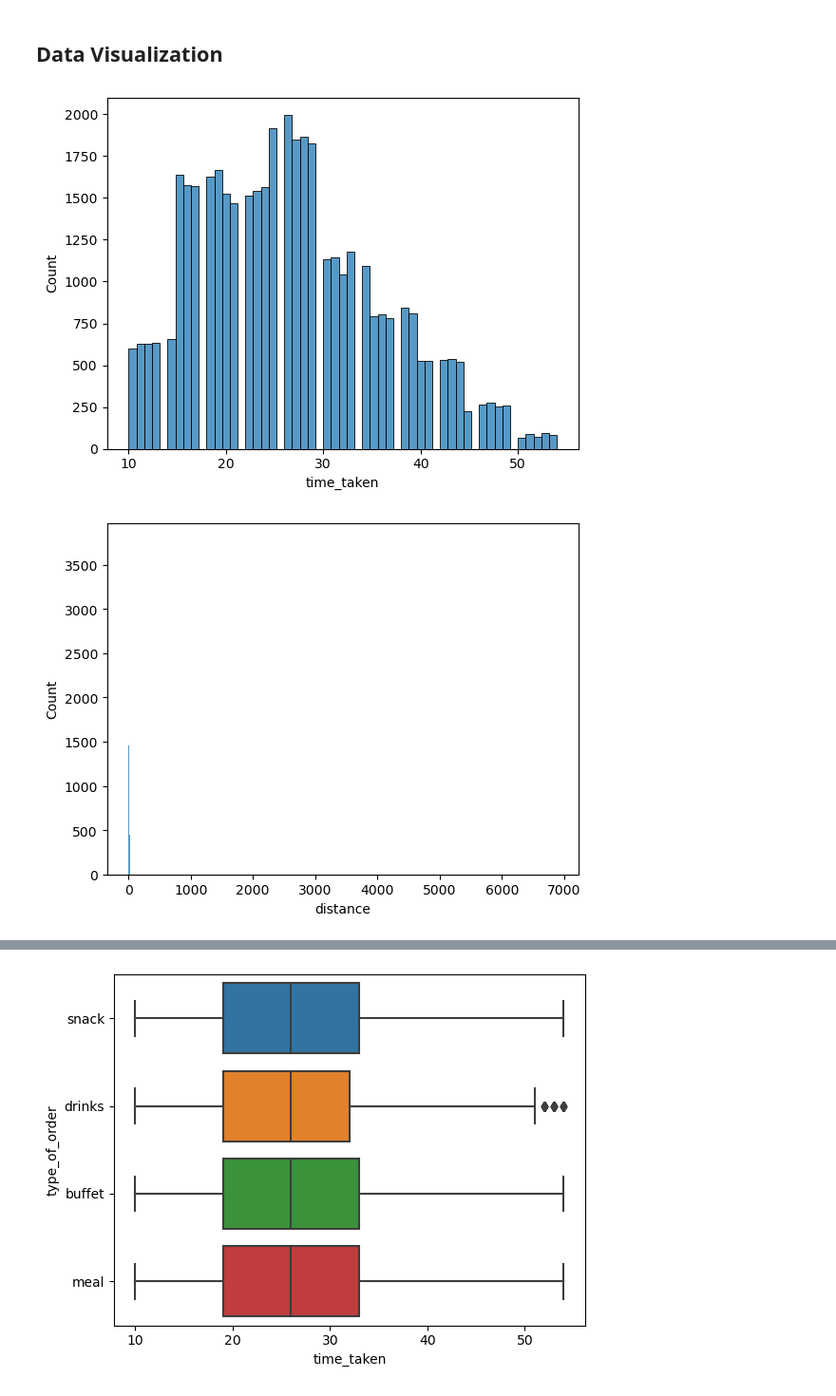
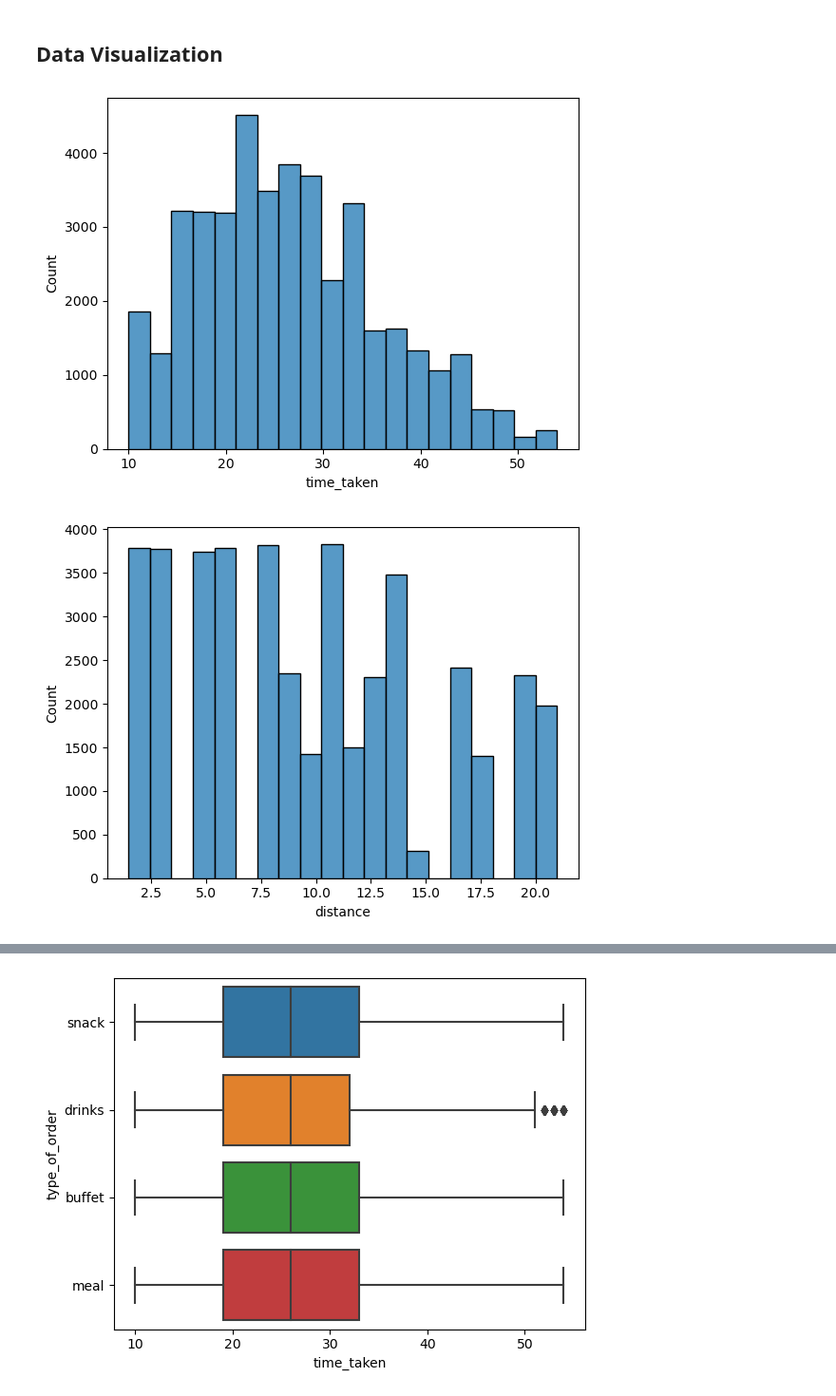
Before and after one commit to kcpGOAT/food-delivery-ML, a Jupyter notebook: food_delay.ipynb, the cells around one changed output, grey strips where cells are left out. Shown at 95% size. Cells and saved outputs as stored; diff of their text form; code cells hidden in the pictures.

```diff
--- a/food_delay.ipynb
+++ b/food_delay.ipynb
@@ -45,6 +52,7 @@ delivery_data = (delivery_data
                          'weatherconditions': 'weather',
                          'road_traffic_density': 'traffic_density',
                          'time_taken(min)': 'time_taken'})
+                .with_columns(abs(pl.col('orig_lat')).alias('orig_lat'))
                 .with_columns([pl.col('weather').str.to_lowercase().str.replace('conditions ', ''),
                                pl.col('type_of_order').str.to_lowercase().str.strip_chars(),
                                pl.col('traffic_density').str.to_lowercase().str.strip_chars(),
@@ -122,11 +130,11 @@ shape: (10, 10)
 # %% [markdown]
 ## Data Visualization
 # %%
-sns.histplot(data = delivery_data.to_pandas(), x = 'time_taken');
+sns.histplot(data = delivery_data.to_pandas(), x = 'time_taken', bins = 20);
 # %% [output]
-[figure, old version]
+[figure, new version]
 # %%
-sns.histplot(data = delivery_data.to_pandas(), x = 'distance');
+sns.histplot(data = delivery_data.to_pandas(), x = 'distance', bins = 20);
 # %% [output]
-[figure, old version]
+[figure, new version]
 # %%
```
Also changed, not shown: parts of 23 cells of this notebook.
